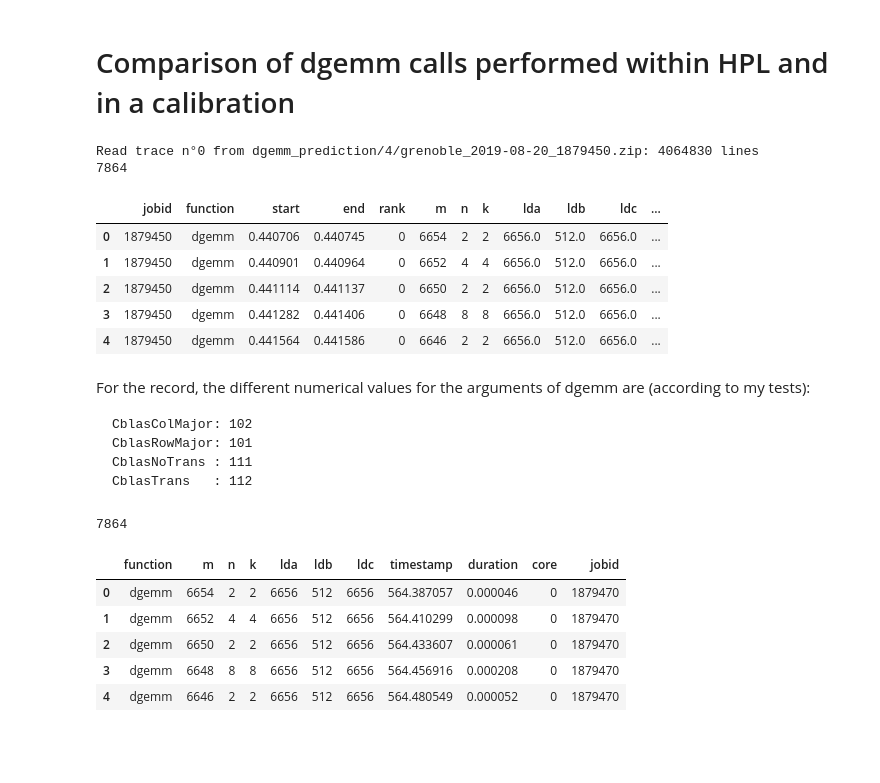
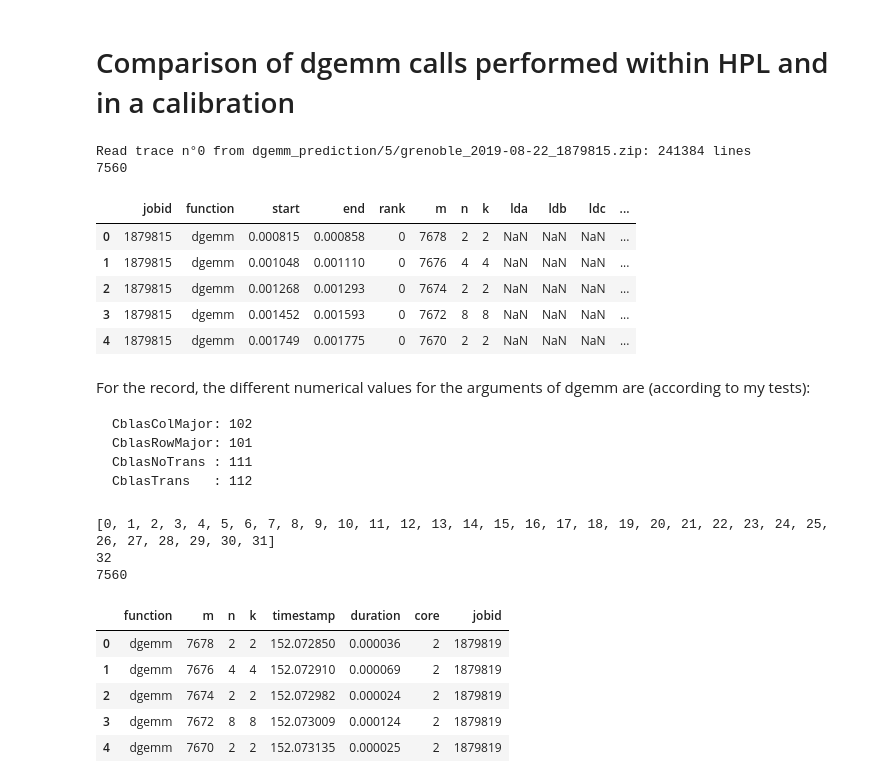
Before and after one commit to Ezibenroc/calibration_analysis, a Jupyter notebook: dahu/hpl/hpl_trace_dgemm_comparison.ipynb, the cells around one changed output. Saved outputs shown, nothing was run; the diff lists cells and outputs as text; code cells hidden in the pictures; blank space fills up the shorter version.

````diff
--- a/dahu/hpl/hpl_trace_dgemm_comparison.ipynb
+++ b/dahu/hpl/hpl_trace_dgemm_comparison.ipynb
@@ -26,7 +26,7 @@ def get_yaml(archive_name, yaml_name):
     archive = zipfile.ZipFile(archive_name)
     return yaml.load(io.BytesIO(archive.read(yaml_name)))
 # %%
-archive = 'dgemm_prediction/4/grenoble_2019-08-20_1879450.zip'
+archive = 'dgemm_prediction/5/grenoble_2019-08-22_1879815.zip'
 
 def read_archive(archive_name, exp_id):
     blas_col = ['file', 'line', 'function', 'rank', 'timestamp', 'duration', 'm', 'n', 'k', 'lda', 'ldb', 'ldc', 'layout', 'transA', 'transB']
@@ -48,14 +48,14 @@ traces.k = traces.k.astype(int)
 print(len(traces))
 traces.head()
 # %% [output]
-Read trace n°0 from dgemm_prediction/4/grenoble_2019-08-20_1879450.zip: 4064830 lines
-7864
+Read trace n°0 from dgemm_prediction/5/grenoble_2019-08-22_1879815.zip: 241384 lines
+7560
 |  | jobid | function | start | end | rank | m | n | k | lda | ldb | ldc | ... |
-| 0 | 1879450 | dgemm | 0.440706 | 0.440745 | 0 | 6654 | 2 | 2 | 6656.0 | 512.0 | 6656.0 | ... |
-| 1 | 1879450 | dgemm | 0.440901 | 0.440964 | 0 | 6652 | 4 | 4 | 6656.0 | 512.0 | 6656.0 | ... |
-| 2 | 1879450 | dgemm | 0.441114 | 0.441137 | 0 | 6650 | 2 | 2 | 6656.0 | 512.0 | 6656.0 | ... |
-| 3 | 1879450 | dgemm | 0.441282 | 0.441406 | 0 | 6648 | 8 | 8 | 6656.0 | 512.0 | 6656.0 | ... |
-| 4 | 1879450 | dgemm | 0.441564 | 0.441586 | 0 | 6646 | 2 | 2 | 6656.0 | 512.0 | 6656.0 | ... |
+| 0 | 1879815 | dgemm | 0.000815 | 0.000858 | 0 | 7678 | 2 | 2 | NaN | NaN | NaN | ... |
+| 1 | 1879815 | dgemm | 0.001048 | 0.001110 | 0 | 7676 | 4 | 4 | NaN | NaN | NaN | ... |
+| 2 | 1879815 | dgemm | 0.001268 | 0.001293 | 0 | 7674 | 2 | 2 | NaN | NaN | NaN | ... |
+| 3 | 1879815 | dgemm | 0.001452 | 0.001593 | 0 | 7672 | 8 | 8 | NaN | NaN | NaN | ... |
+| 4 | 1879815 | dgemm | 0.001749 | 0.001775 | 0 | 7670 | 2 | 2 | NaN | NaN | NaN | ... |
 # %% [markdown]
 For the record, the different numerical values for the arguments of dgemm are (according to my tests):
 ```
@@ -65,17 +65,22 @@ CblasNoTrans : 111
 CblasTrans   : 112
 ```
 # %%
-traces_calibration = read_csv('dgemm_prediction/4/grenoble_2019-08-20_1879470.zip', 'result.csv')
-traces_calibration = traces_calibration[traces_calibration['core'] == 0]
+calibration_archive = 'dgemm_prediction/5/grenoble_2019-08-22_1879819.zip'
+traces_calibration = read_csv(calibration_archive, 'result.csv')
+print(list(sorted(traces_calibration['core'].unique())))
+print(len(list(traces_calibration['core'].unique())))
+traces_calibration = traces_calibration[traces_calibration['core'] == 2]
 traces_calibration = traces_calibration.reset_index(drop=True)
 print(len(traces_calibration))
 traces_calibration.head()
 # %% [output]
-7864
+[0, 1, 2, 3, 4, 5, 6, 7, 8, 9, 10, 11, 12, 13, 14, 15, 16, 17, 18, 19, 20, 21, 22, 23, 24, 25, 26, 27, 28, 29, 30, 31]
+32
+7560
-|  | function | m | n | k | lda | ldb | ldc | timestamp | duration | core | jobid |
-| 0 | dgemm | 6654 | 2 | 2 | 6656 | 512 | 6656 | 564.387057 | 0.000046 | 0 | 1879470 |
-| 1 | dgemm | 6652 | 4 | 4 | 6656 | 512 | 6656 | 564.410299 | 0.000098 | 0 | 1879470 |
-| 2 | dgemm | 6650 | 2 | 2 | 6656 | 512 | 6656 | 564.433607 | 0.000061 | 0 | 1879470 |
-| 3 | dgemm | 6648 | 8 | 8 | 6656 | 512 | 6656 | 564.456916 | 0.000208 | 0 | 1879470 |
-| 4 | dgemm | 6646 | 2 | 2 | 6656 | 512 | 6656 | 564.480549 | 0.000052 | 0 | 1879470 |
+|  | function | m | n | k | timestamp | duration | core | jobid |
+| 0 | dgemm | 7678 | 2 | 2 | 152.072850 | 0.000036 | 2 | 1879819 |
+| 1 | dgemm | 7676 | 4 | 4 | 152.072910 | 0.000069 | 2 | 1879819 |
+| 2 | dgemm | 7674 | 2 | 2 | 152.072982 | 0.000024 | 2 | 1879819 |
+| 3 | dgemm | 7672 | 8 | 8 | 152.073009 | 0.000124 | 2 | 1879819 |
+| 4 | dgemm | 7670 | 2 | 2 | 152.073135 | 0.000025 | 2 | 1879819 |
 # %%
````
Also changed, not shown: parts of 19 cells of this notebook, 2 other files.
